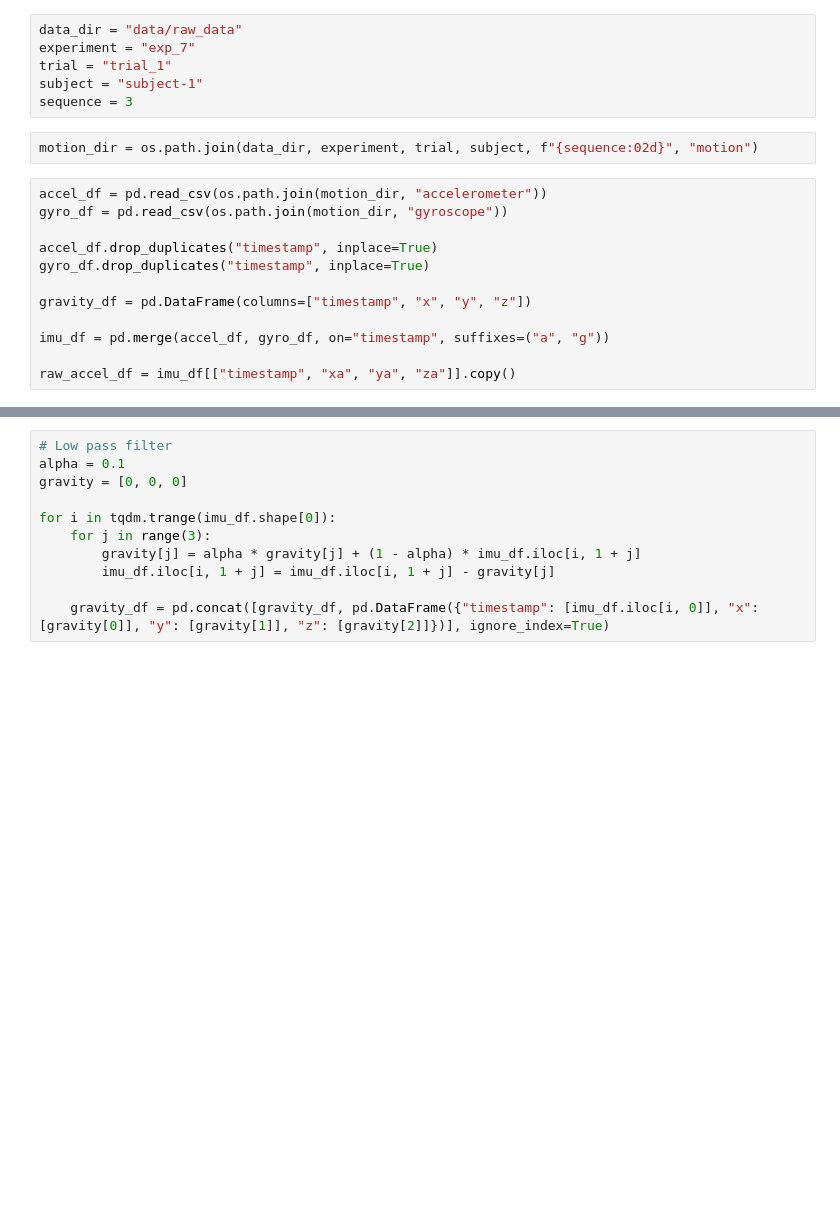
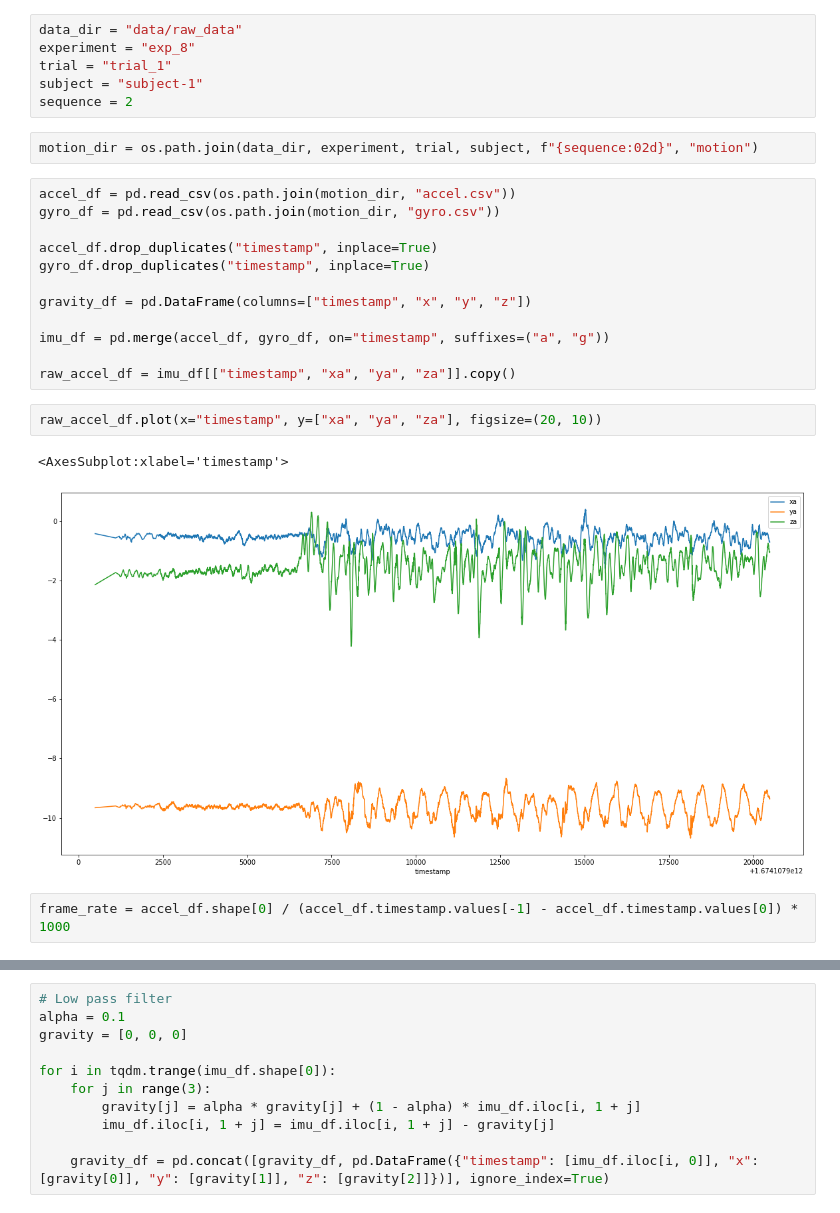
Before and after one commit to localization-as-a-service/local-registration, a Jupyter notebook: imu_trajectory_estimation.ipynb, the cells around one changed output, grey strips where cells are left out. Saved outputs shown, nothing was run; the diff lists cells and outputs as text; blank space fills up the shorter version.

```diff
--- a/imu_trajectory_estimation.ipynb
+++ b/imu_trajectory_estimation.ipynb
@@ -16,15 +16,15 @@ def nearest(items, pivot):
     return min(items, key=lambda x: abs(x - pivot))
 # %%
 data_dir = "data/raw_data"
-experiment = "exp_7"
+experiment = "exp_8"
 trial = "trial_1"
 subject = "subject-1"
-sequence = 3
+sequence = 2
 # %%
 motion_dir = os.path.join(data_dir, experiment, trial, subject, f"{sequence:02d}", "motion")
 # %%
-accel_df = pd.read_csv(os.path.join(motion_dir, "accelerometer"))
-gyro_df = pd.read_csv(os.path.join(motion_dir, "gyroscope"))
+accel_df = pd.read_csv(os.path.join(motion_dir, "accel.csv"))
+gyro_df = pd.read_csv(os.path.join(motion_dir, "gyro.csv"))
 
 accel_df.drop_duplicates("timestamp", inplace=True)
 gyro_df.drop_duplicates("timestamp", inplace=True)
@@ -34,3 +34,10 @@ gravity_df = pd.DataFrame(columns=["timestamp", "x", "y", "z"])
 imu_df = pd.merge(accel_df, gyro_df, on="timestamp", suffixes=("a", "g"))
 
 raw_accel_df = imu_df[["timestamp", "xa", "ya", "za"]].copy()
+# %%
+raw_accel_df.plot(x="timestamp", y=["xa", "ya", "za"], figsize=(20, 10))
+# %% [output]
+<AxesSubplot:xlabel='timestamp'>
+[figure, added]
+# %%
+frame_rate = accel_df.shape[0] / (accel_df.timestamp.values[-1] - accel_df.timestamp.values[0]) * 1000
```
Also changed, not shown: parts of 11 cells of this notebook.
